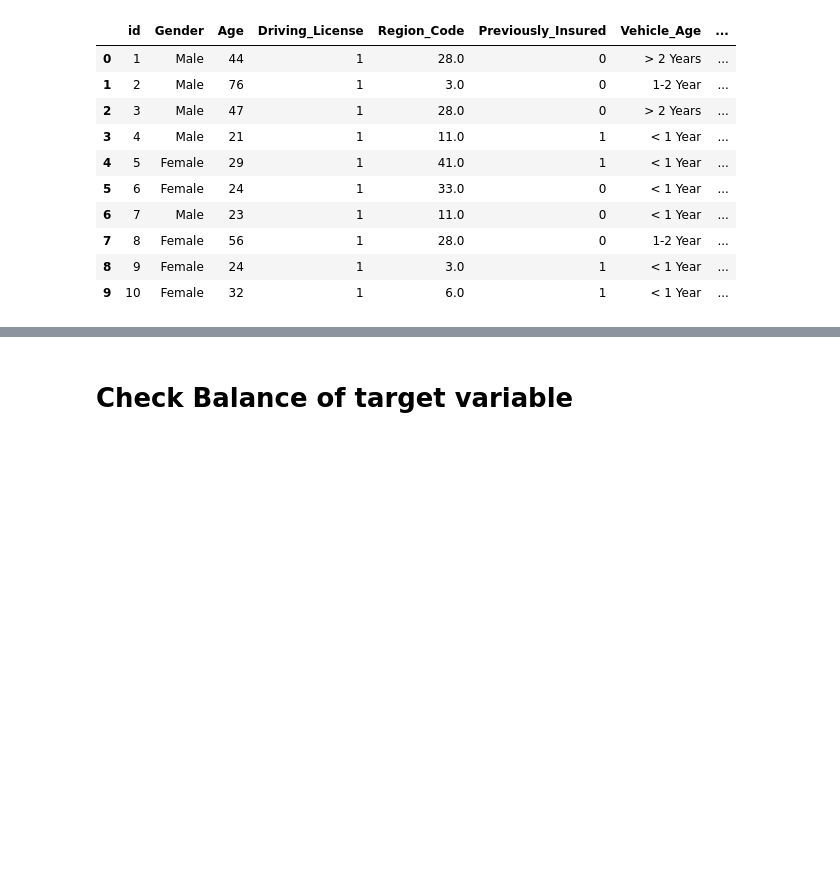
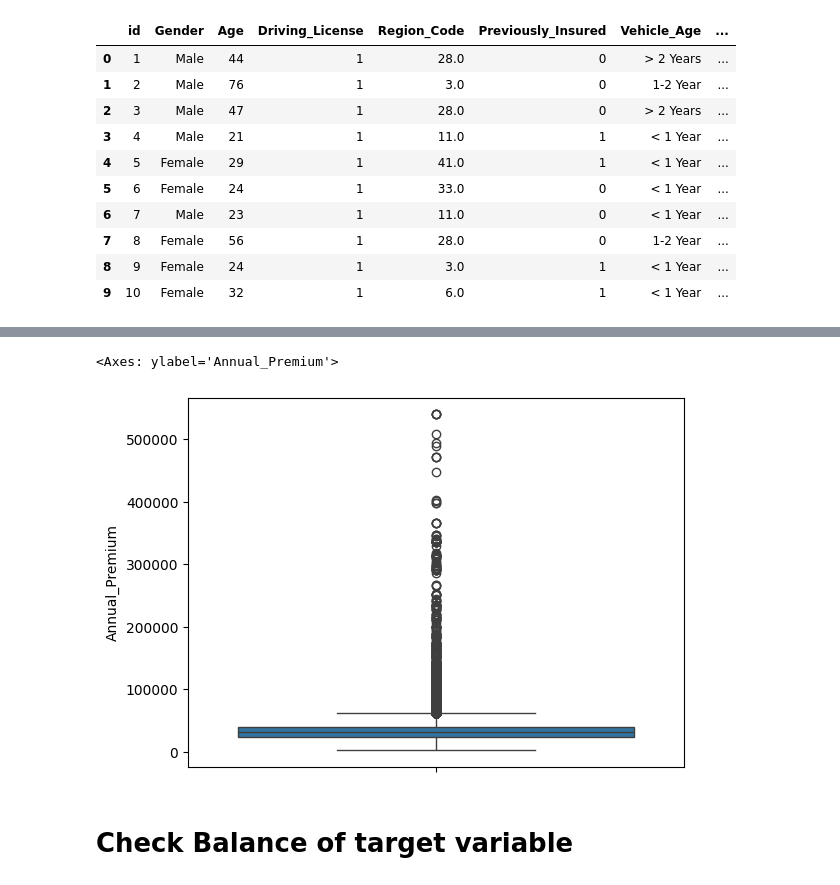
Before and after one commit to khanhvy31/Classification_Imbalance_Tutorial, a Jupyter notebook: Insurance_Dataset.ipynb, the cells around one changed output, grey strips where cells are left out. Drawn from its saved outputs; the diff is of its cells as text; code cells hidden in the pictures; blank space fills up the shorter version.

```diff
--- a/Insurance_Dataset.ipynb
+++ b/Insurance_Dataset.ipynb
@@ -75,3 +110,9 @@ df.head(10)
+# %%
+#check outlier
+sns.boxplot(df['Annual_Premium'])
+# %% [output]
+<Axes: ylabel='Annual_Premium'>
+[figure, added]
 # %%
 #turn Gender, Vehical Damage to dummy variable
 df = pd.get_dummies(df, columns = ['Gender','Vehicle_Damage'],dtype = int)
```
Also changed, not shown: parts of 7 cells of this notebook.
